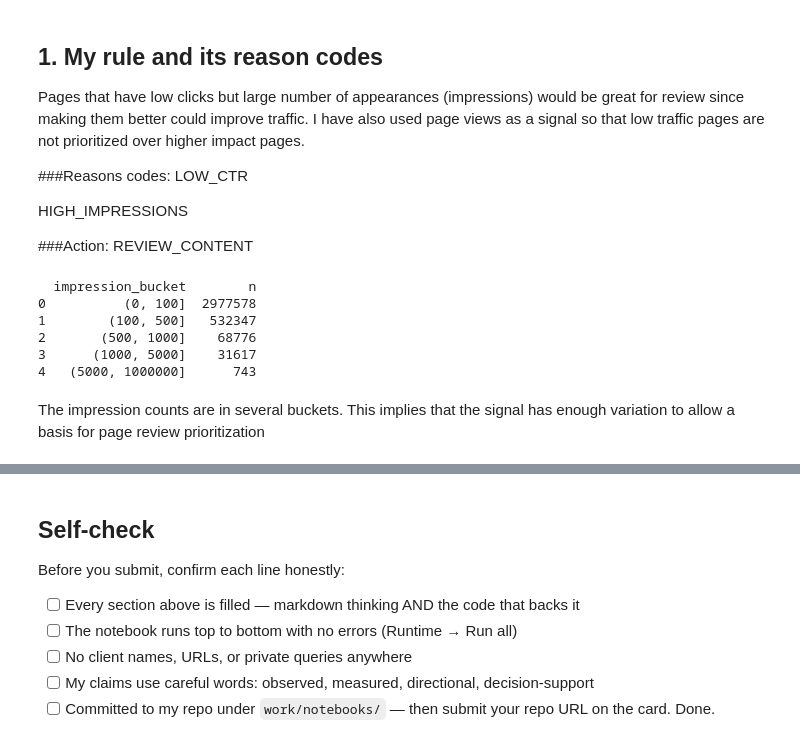
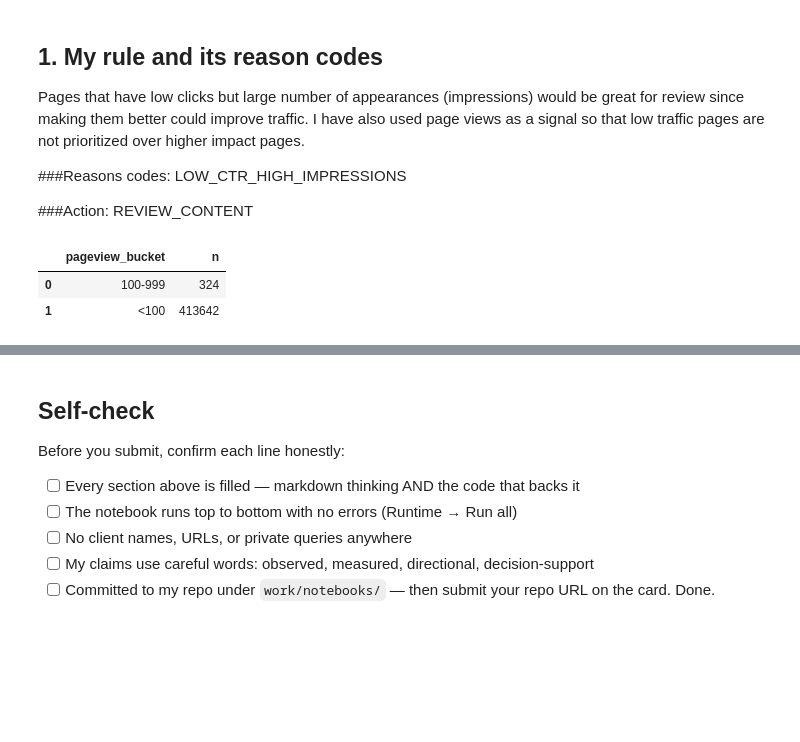
Before and after one commit to Ahsan-Qadeer/FlyRank-ML, a Jupyter notebook: work/notebooks/w04_baseline_score.ipynb, the cells around one changed output, grey strips where cells are left out. Drawn from its saved outputs; the diff is of its cells as text; code cells hidden in the pictures; blank space fills up the shorter version.

```diff
--- a/work/notebooks/w04_baseline_score.ipynb
+++ b/work/notebooks/w04_baseline_score.ipynb
@@ -33,34 +28,29 @@ con.execute(f"CREATE SECRET (TYPE HUGGINGFACE, TOKEN '{token}')")
 Pages that have low clicks but large number of appearances (impressions) would be great for review since making them better could improve traffic. I have also used page views as a signal so that low traffic pages are not prioritized over higher impact pages.
 
 ###Reasons codes:
-LOW_CTR
-
-HIGH_IMPRESSIONS
+LOW_CTR_HIGH_IMPRESSIONS
 
 ###Action:
 REVIEW_CONTENT
 # %%
-bins = [0,100,500,1000,5000,1000000]
+pageviews = con.sql(f"""
+SELECT
+CASE
+    WHEN ga4_pageviews < 100 THEN '<100'
+    WHEN ga4_pageviews < 1000 THEN '100-999'
+    WHEN ga4_pageviews < 10000 THEN '1000-9999'
+    ELSE '10000+'
+END AS pageview_bucket,
+COUNT(*) AS n
+FROM read_parquet('{warehouse}/fact_content_daily_performance/month=2026-03/*.parquet')
+WHERE ga4_data_available IS TRUE
+GROUP BY pageview_bucket
+ORDER BY pageview_bucket;
+""").df()
 
-df["impression_bucket"] = pd.cut(
-    df["gsc_impressions"],
-    bins=bins
-)
-
-table = (
-    df.groupby("impression_bucket")
-      .size()
-      .reset_index(name="n")
-)
-
-print(table)
+pageviews
 # %% [output]
-  impression_bucket        n
-0          (0, 100]  2977578
-1        (100, 500]   532347
-2       (500, 1000]    68776
-3      (1000, 5000]    31617
-4   (5000, 1000000]      743
+|  | pageview_bucket | n |
+| 0 | 100-999 | 324 |
+| 1 | <100 | 413642 |
-# %% [markdown]
-The impression counts are in several buckets. This implies that the signal has enough variation to allow a basis for page review prioritization
 # %%
```
Also changed, not shown: parts of 9 cells of this notebook.
